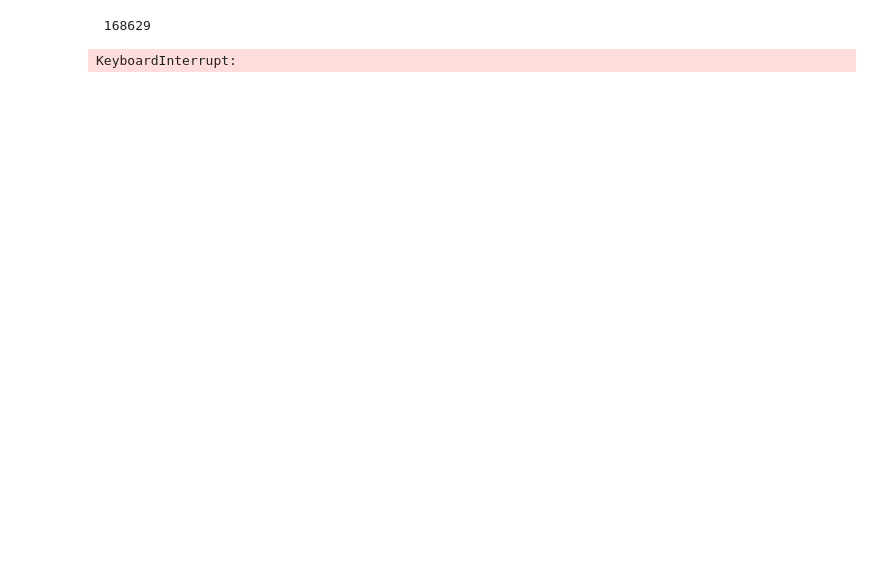
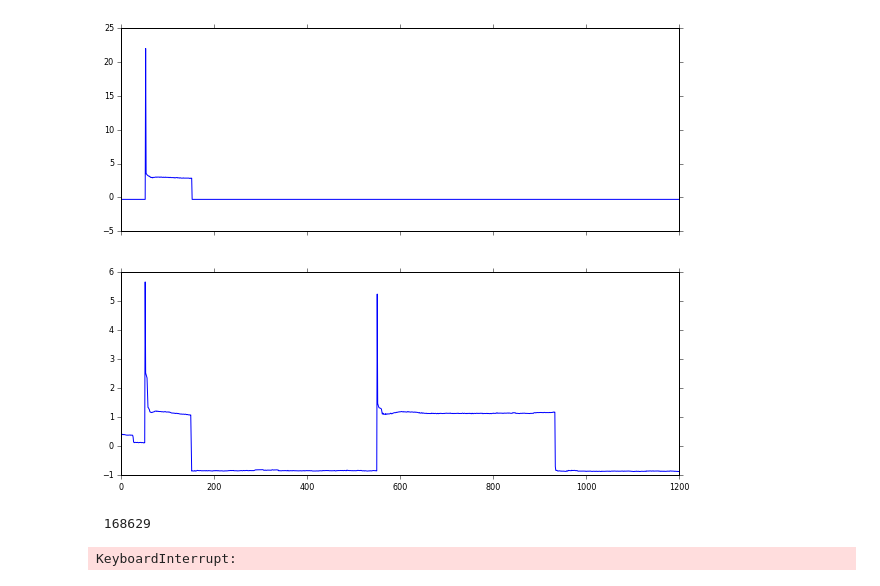
Before and after one commit to JackKelly/neuralnilm_prototype, a Jupyter notebook: notebooks/test RandomSegments.ipynb, the cells around one changed output. Cells and saved outputs as stored; diff of their text form; code cells hidden in the pictures; blank space fills up the shorter version.

```diff
--- a/notebooks/test RandomSegments.ipynb
+++ b/notebooks/test RandomSegments.ipynb
@@ -44,6 +67,10 @@ plot_data(X_val, y_val, 1)
 source.start()
 # %%
 X, y = source.queue.get(timeout=5)
+# %%
+plot_data(X, y, 0)
+# %% [output]
+[figure, added]
 # %%
 i = 0
 while True:
```
Also changed, not shown: parts of 10 cells of this notebook, 24 other files.
